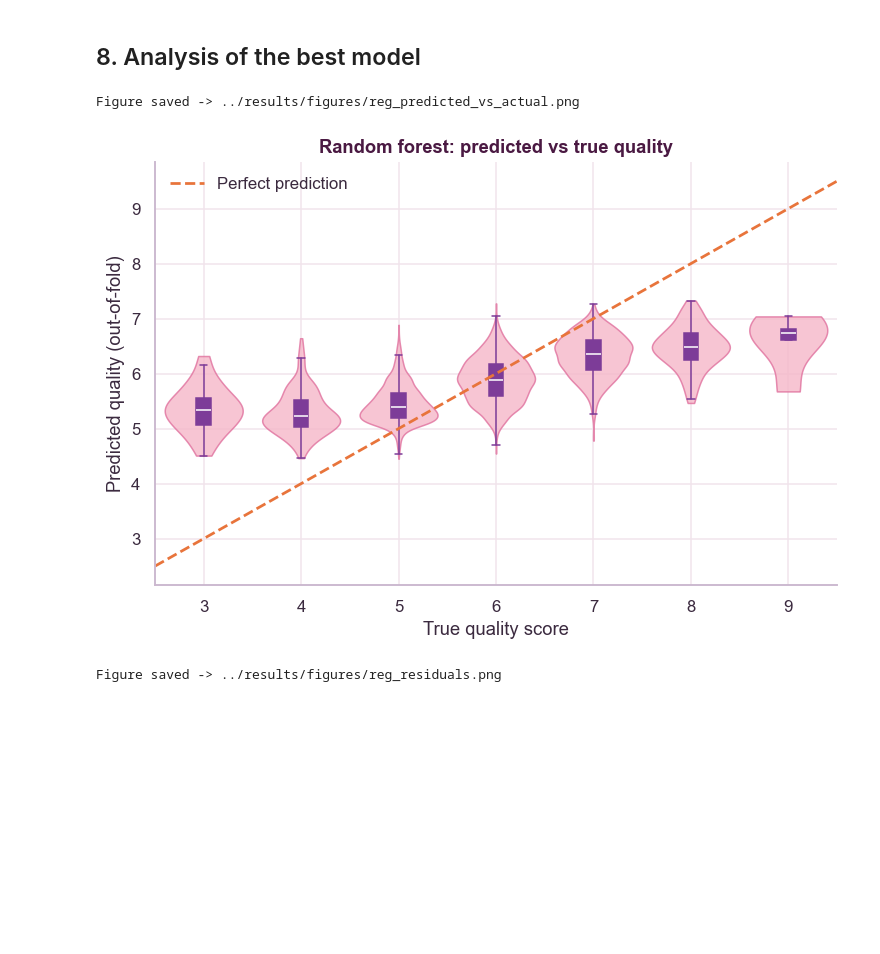
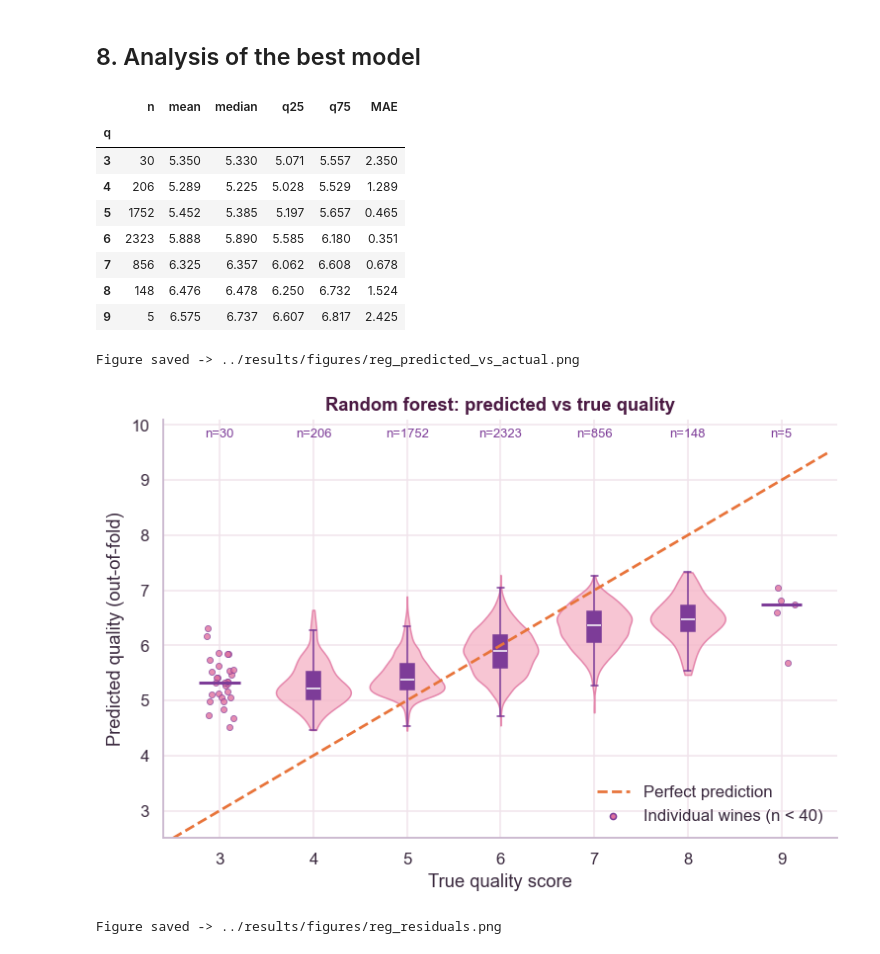
Before and after one commit to sandragc8/Wine_quality_machine_learning_report, a Jupyter notebook: notebooks/03_regression_nested_cv.ipynb, the cells around one changed output. Drawn from its saved outputs; the diff is of its cells as text; code cells hidden in the pictures; blank space fills up the shorter version.

```diff
--- a/notebooks/03_regression_nested_cv.ipynb
+++ b/notebooks/03_regression_nested_cv.ipynb
@@ -195,7 +200,7 @@ def nested_cv(pipeline, grid, name):
         # test the best model on the outer test fold
         y_hat = search.predict(X_test)
         oof_pred[test_idx] = y_hat
-        rows.append({"model": name, "fold": fold,
+        rows.append({"model": name, "fold": fold, "n test": len(test_idx),
                      "RMSE": rmse(y_test, y_hat), "MAE": mean_absolute_error(y_test, y_hat),
                      "R2": r2_score(y_test, y_hat), "inner RMSE": -search.best_score_,
                      "best params": short(search.best_params_)})
@@ -247,16 +252,29 @@ def bootstrap_ci(y_true, y_pred, metric, n_boot=1000, seed=42):
               for idx in (rng.integers(0, n, n) for _ in range(n_boot))]
     return np.percentile(values, [2.5, 97.5])
 # %%
+# adjusted R² only makes sense for the linear models, where p = 12 is the number of coefficients
+LINEAR = ["Linear regression", "Ridge", "Lasso"]
+P = X.shape[1]
+
+def adjusted_r2(r2, n, p=P):
+    return 1 - (1 - r2) * (n - 1) / (n - p - 1)
+
 rows = []
 for name in MODELS:
     f = folds_df[folds_df.model == name]
     lo, hi = bootstrap_ci(y, oof[name], rmse)
     r2_lo, r2_hi = bootstrap_ci(y, oof[name], r2_score)
+    r2_oof = r2_score(y, oof[name])
+    linear = name in LINEAR
     rows.append({"Model": name,
                  "RMSE mean": f.RMSE.mean(), "RMSE std": f.RMSE.std(),
                  "RMSE 95% CI low": lo, "RMSE 95% CI high": hi,
-                 "MAE mean": f.MAE.mean(), "R2 mean": f.R2.mean(),
-                 "R2 95% CI low": r2_lo, "R2 95% CI high": r2_hi})
+                 "MAE mean": f.MAE.mean(), "R2 mean": f.R2.mean(), "R2 std": f.R2.std(),
+                 "R2 95% CI low": r2_lo, "R2 95% CI high": r2_hi,
+                 "R2 adj mean": adjusted_r2(f.R2, f["n test"]).mean() if linear else np.nan,
+                 "R2 adj std": adjusted_r2(f.R2, f["n test"]).std() if linear else np.nan,
+                 "R2 OOF": r2_oof,
+                 "R2 OOF adj": adjusted_r2(r2_oof, len(y)) if linear else np.nan})
 summary = pd.DataFrame(rows).set_index("Model").sort_values("RMSE mean")
 summary.to_csv(RES_DIR / "regression_nested_summary.csv")
 folds_df.to_csv(RES_DIR / "regression_nested_folds.csv", index=False)
@@ -432,27 +450,57 @@ Final hyperparameters (GridSearchCV on all data): {'max_features': 'sqrt', 'min_
 ## 8. Analysis of the best model
 # %%
 pred = oof[best_name]
+MIN_VIOLIN = 40   # below this a violin (KDE) is not reliable, so the individual wines are drawn
+scores = np.sort(np.unique(y))
+by_score = pd.DataFrame({"q": y, "pred": pred}).groupby("q")["pred"].agg(
+    n="size", mean="mean", median="median", q25=lambda s: s.quantile(0.25), q75=lambda s: s.quantile(0.75))
+by_score["MAE"] = pd.Series(np.abs(y - pred)).groupby(y).mean()
+by_score.to_csv(RES_DIR / "regression_rf_oof_by_score.csv")
+display(by_score.round(3))
+
+big = [q for q in scores if by_score.loc[q, "n"] >= MIN_VIOLIN]
+small = [q for q in scores if by_score.loc[q, "n"] < MIN_VIOLIN]
+data = [pred[y == q] for q in big]
 fig, ax = plt.subplots(figsize=(8, 5))
-scores = np.sort(np.unique(y))
-data = [pred[y == q] for q in scores]
-parts = ax.violinplot(data, positions=scores, widths=0.8, showextrema=False)
+parts = ax.violinplot(data, positions=big, widths=0.8, showextrema=False)
 for body in parts["bodies"]:
     body.set_facecolor(ROSE)
     body.set_edgecolor(PINK)
     body.set_alpha(0.8)
-ax.boxplot(data, positions=scores, widths=0.15, showfliers=False, patch_artist=True,
+ax.boxplot(data, positions=big, widths=0.15, showfliers=False, patch_artist=True,
            boxprops=dict(facecolor=PURPLE, color=PURPLE), medianprops=dict(color="white"),
            whiskerprops=dict(color=PURPLE), capprops=dict(color=PURPLE))
+rng = np.random.default_rng(SEED)
+for q in small:
+    vals = pred[y == q]
+    ax.scatter(q + rng.uniform(-0.15, 0.15, len(vals)), vals, s=16, color=PINK, alpha=0.8,
+               edgecolor=PURPLE, linewidth=0.5, zorder=3)
+    ax.hlines(np.median(vals), q - 0.22, q + 0.22, color=PURPLE, lw=2, zorder=4)
 ax.plot([2.5, 9.5], [2.5, 9.5], ls="--", color=ORANGE, lw=1.8, label="Perfect prediction")
+ax.scatter([], [], s=16, color=PINK, edgecolor=PURPLE, label=f"Individual wines (n < {MIN_VIOLIN})")
+ax.set_xlim(2.4, 9.6)
+ax.set_ylim(2.5, 10.1)
+ax.set_xticks(scores, [str(q) for q in scores])   # boxplot only labelled the violin positions
+for q in scores:
+    ax.text(q, 9.95, f"n={by_score.loc[q, 'n']}", ha="center", va="top", fontsize=8.5, color=PURPLE)
 ax.set_xlabel("True quality score")
 ax.set_ylabel("Predicted quality (out-of-fold)")
 ax.set_title(f"{best_name}: predicted vs true quality")
-ax.legend(loc="upper left")
+ax.legend(loc="lower right")
 save(fig, "reg_predicted_vs_actual.png")
 plt.show()
 # %% [output]
+|  | n | mean | median | q25 | q75 | MAE |
+| q |  |  |  |  |  |  |
+| 3 | 30 | 5.350 | 5.330 | 5.071 | 5.557 | 2.350 |
+| 4 | 206 | 5.289 | 5.225 | 5.028 | 5.529 | 1.289 |
+| 5 | 1752 | 5.452 | 5.385 | 5.197 | 5.657 | 0.465 |
+| 6 | 2323 | 5.888 | 5.890 | 5.585 | 6.180 | 0.351 |
+| 7 | 856 | 6.325 | 6.357 | 6.062 | 6.608 | 0.678 |
+| 8 | 148 | 6.476 | 6.478 | 6.250 | 6.732 | 1.524 |
+| 9 | 5 | 6.575 | 6.737 | 6.607 | 6.817 | 2.425 |
 Figure saved -> ../results/figures/reg_predicted_vs_actual.png
-[figure, old version]
+[figure, new version]
 # %%
 residuals = y - pred
 fig, axes = plt.subplots(1, 2, figsize=(12, 4.2))
```
Also changed, not shown: parts of 6 cells of this notebook, 24 other files.
